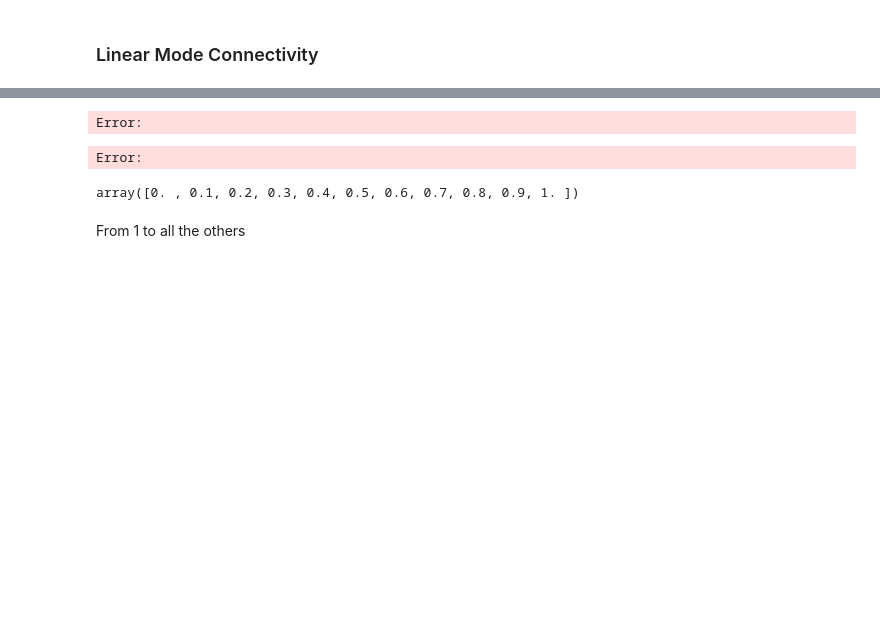
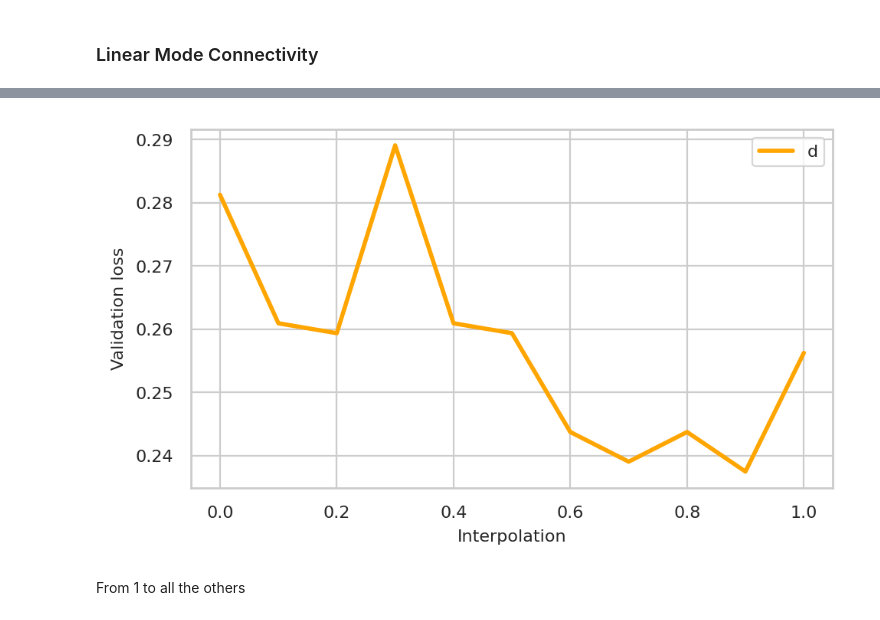
Before and after one commit to GiuliaLanzillotta/bytebybyte, a Jupyter notebook: results.ipynb, the cells around one changed output, grey strips where cells are left out. Cells and saved outputs as stored; diff of their text form; code cells hidden in the pictures; blank space fills up the shorter version.

```diff
--- a/results.ipynb
+++ b/results.ipynb
@@ -440,33 +455,21 @@ array([0. , 0.1, 0.2, 0.3, 0.4, 0.5, 0.6, 0.7, 0.8, 0.9, 1. ])
 # %%
+from tqdm import tqdm
 
-def linear_interpolation(start_task, end_task, agent, dataloader, line_samples=10, tasks_learned=-1, batches=10, return_type="loss"):
+
+def linear_interpolation(start, end, agent, dataloader, line_samples=10, tasks_learned=-1, batches=10, return_type="loss"):
     loss = []
     line_range = np.arange(0.0, 1.01, 1.0/float(line_samples))
 
-    agent = experiment_logger.load_checkpoint(agent, start_task) # after first task
-    agent.config['device'] = device
-    start = get_params(agent.network).to(device).clone()
-
-    agent = experiment_logger.load_checkpoint(agent, end_task) # after first task
-    agent.config['device'] = device
-    end = get_params(agent.network).to(device).clone()
 
     direction = end - start
     print(direction.max())
 
-    for t in line_range:
-        print(t)
+    for t in tqdm(line_range, desc="Interpolating"):
         cur_weight = start + (direction * t)
-
         agent.network.assign_weights(cur_weight.to(device))
-
-        if t ==0:
-            agent = experiment_logger.load_checkpoint(agent, start_task) # after first task
-            agent.config['device'] = device
-
-        if t ==1:
-            agent = experiment_logger.load_checkpoint(agent, end_task) # after first task
-            agent.config['device'] = device
+        agent.config['device'] = device
+        if has_batch_norm(agent.network):
+            torch.optim.swa_utils.update_bn(iter(dataloader), agent.network, device)
 
         current_loss = evaluate_agent_task(batches, agent, iter(dataloader), eval_criterion, tasks_learned)[f'test_{return_type}']
         loss.append(current_loss)
@@ -522,6 +518,6 @@ train_dataloader, test_dataloader = get_singletask_dataloaders(env, 0, 128)
 # plot_single_interpolation(x_values, l_values, measure="Training", label="d")
 
 # test data
-l_values, x_values = linear_interpolation(0, 1, agent, test_dataloader, line_samples=10, tasks_learned=-1, batches=5, return_type="error")
+l_values, x_values = linear_interpolation(start, end, agent, test_dataloader, line_samples=10, tasks_learned=-1, batches=5, return_type="error")
 plot_single_interpolation(x_values, l_values, measure="Validation", label="d")
 # %% [output]
@@ -532,9 +525,4 @@ INFO:root:Loading model checkpoint from ./experiments/split-c100-classes-10_resn
-Error:
-Error:
+[figure, added]
-# %%
-x_values
-# %% [output]
-array([0. , 0.1, 0.2, 0.3, 0.4, 0.5, 0.6, 0.7, 0.8, 0.9, 1. ])
 # %% [markdown]
 From 1 to all the others
 # %%
```
Also changed, not shown: parts of 17 cells of this notebook, 3 other files.
